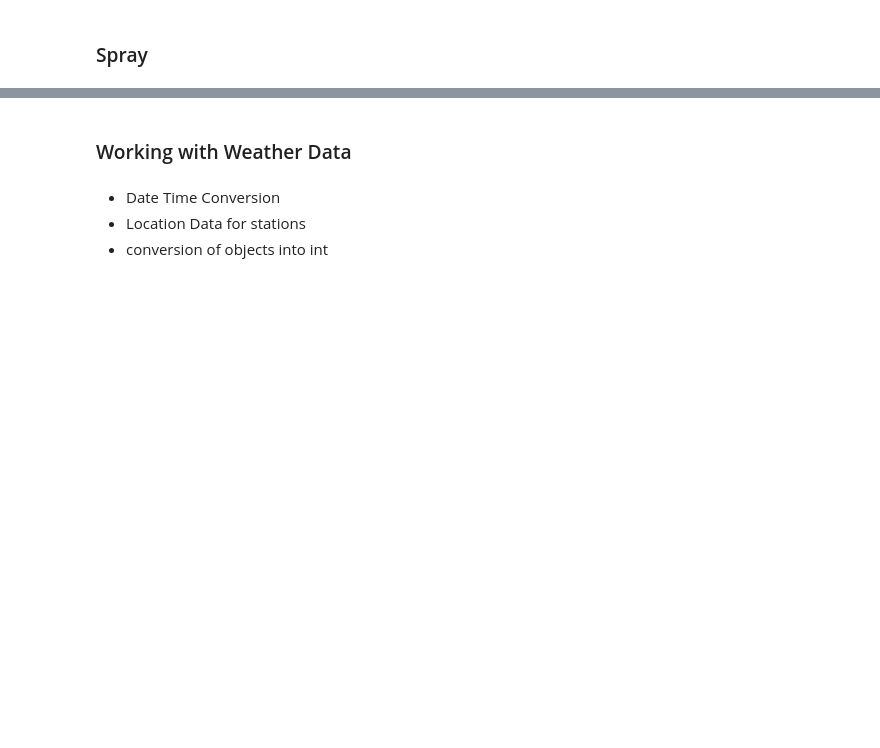
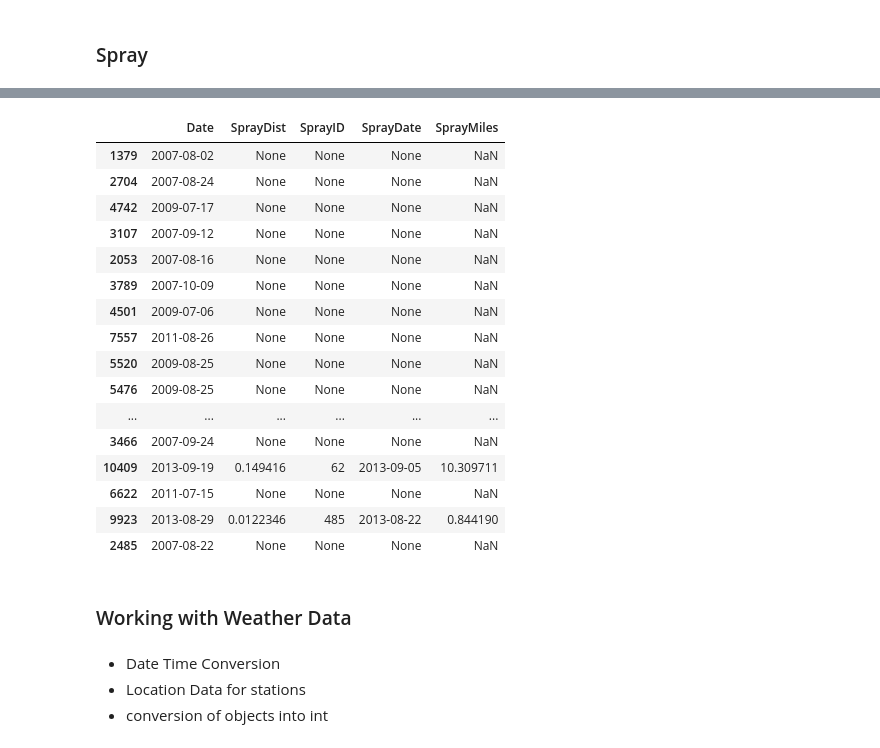
Before and after one commit to wipegup/WNVKaggle, a Jupyter notebook: Starter Code.ipynb, the cells around one changed output, grey strips where cells are left out. Cells and saved outputs as stored; diff of their text form; code cells hidden in the pictures; blank space fills up the shorter version.

```diff
--- a/Starter Code.ipynb
+++ b/Starter Code.ipynb
@@ -115,0 +143,9 @@ spray.head()
+# %%
+from scipy.spatial import cKDTree
+import numpy as np
+
+spray_dict = {}
+
+for i in spray['Date'].dt.date.value_counts().index:
+
+    spray_dict[i] = cKDTree( np.array( spray[spray['Date'] >= i ][['Latitude','Longitude']] ) )
@@ -116,3 +226,23 @@ spray.head()
+# %%
+lastSpray.head(30)
+# %% [output]
+|  | Date | SprayDist | SprayID | SprayDate | SprayMiles |
+| 1379 | 2007-08-02 | None | None | None | NaN |
+| 2704 | 2007-08-24 | None | None | None | NaN |
+| 4742 | 2009-07-17 | None | None | None | NaN |
+| 3107 | 2007-09-12 | None | None | None | NaN |
+| 2053 | 2007-08-16 | None | None | None | NaN |
+| 3789 | 2007-10-09 | None | None | None | NaN |
+| 4501 | 2009-07-06 | None | None | None | NaN |
+| 7557 | 2011-08-26 | None | None | None | NaN |
+| 5520 | 2009-08-25 | None | None | None | NaN |
+| 5476 | 2009-08-25 | None | None | None | NaN |
+| ... | ... | ... | ... | ... | ... |
+| 3466 | 2007-09-24 | None | None | None | NaN |
+| 10409 | 2013-09-19 | 0.149416 | 62 | 2013-09-05 | 10.309711 |
+| 6622 | 2011-07-15 | None | None | None | NaN |
+| 9923 | 2013-08-29 | 0.0122346 | 485 | 2013-08-22 | 0.844190 |
+| 2485 | 2007-08-22 | None | None | None | NaN |
 # %% [markdown]
 ### Working with Weather Data
 # %% [markdown]
```
Also changed, not shown: parts of 16 cells of this notebook.
